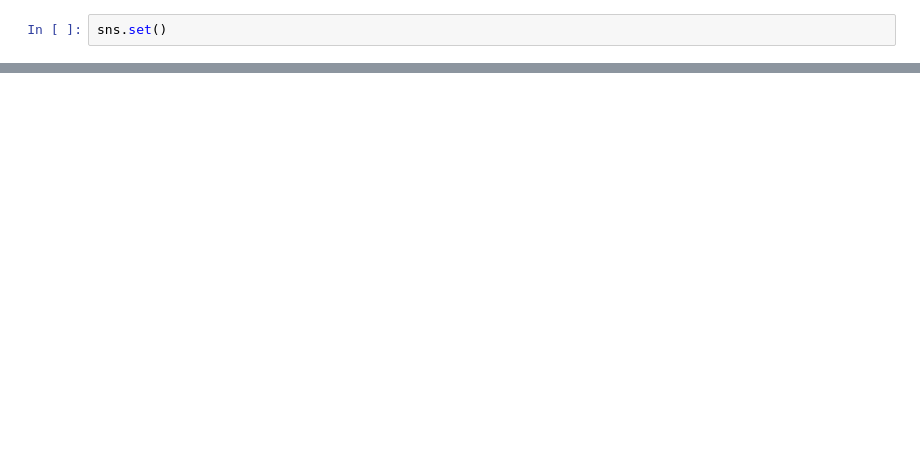
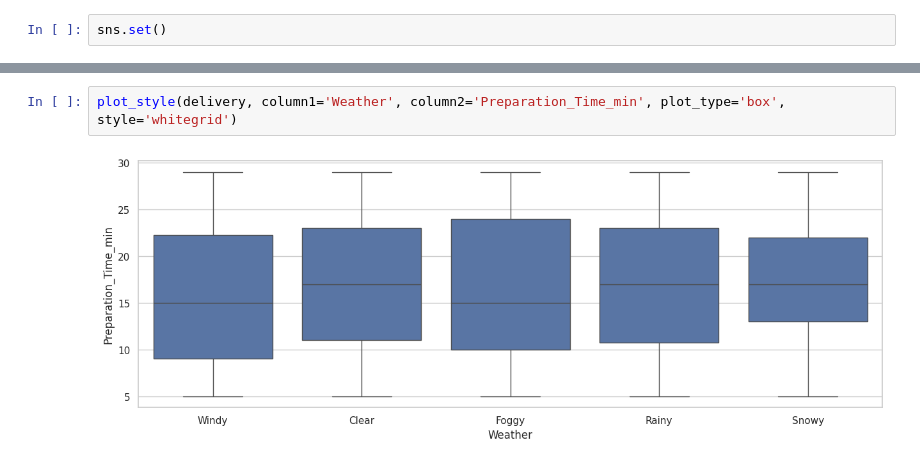
Before and after one commit to JCaesarLG/ML-Projects, a Jupyter notebook: Food_Delivery_Regression.ipynb, the cells around one changed output, grey strips where cells are left out. Cells and saved outputs as stored; diff of their text form; blank space fills up the shorter version.

```diff
--- a/Food_Delivery_Regression.ipynb
+++ b/Food_Delivery_Regression.ipynb
@@ -134,0 +113,4 @@ MACHINE LEARNING MODEL BUILDING
+# %%
+plot_style(delivery, column1='Weather', column2='Preparation_Time_min', plot_type='box', style='whitegrid')
+# %% [output]
+[figure, added]
```
Also changed, not shown: parts of 30 cells of this notebook.
